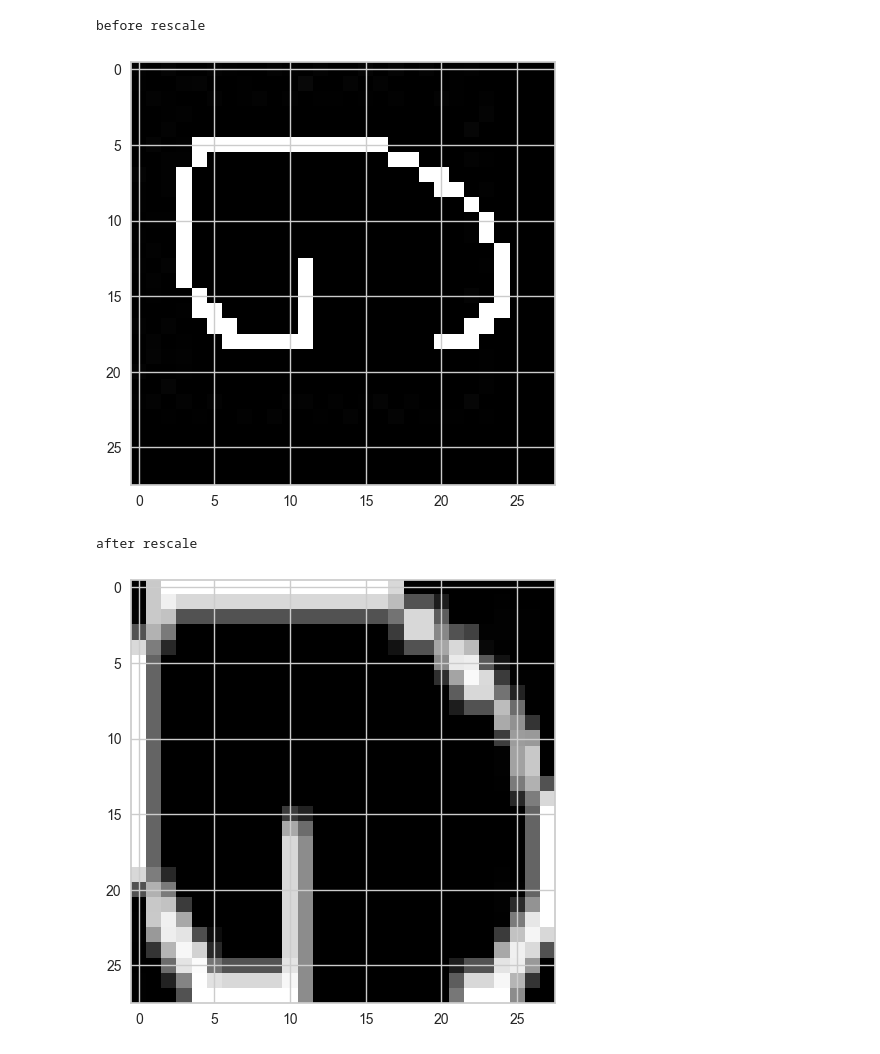
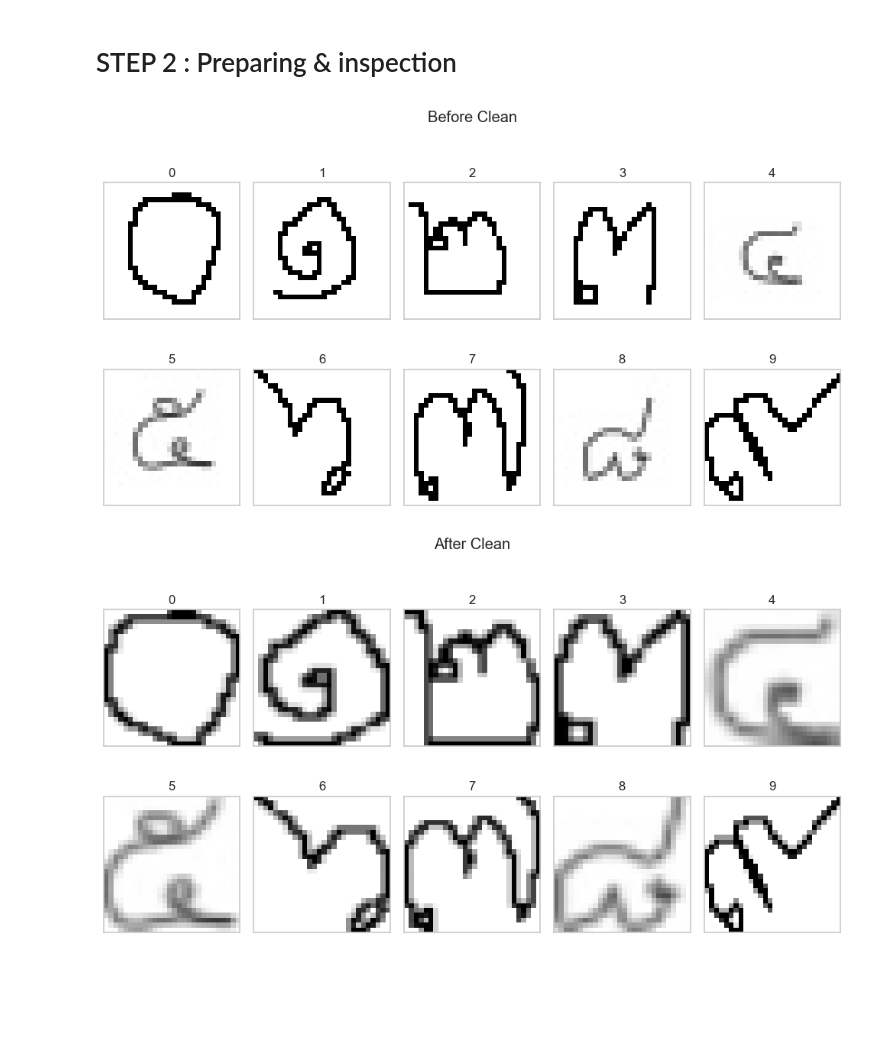
Before and after one commit to terjirapat/Classification_ImgNum, a Jupyter notebook: main.ipynb, the cells around one changed output. Saved outputs shown, nothing was run; the diff lists cells and outputs as text; code cells hidden in the pictures; blank space fills up the shorter version.

```diff
--- a/main.ipynb
+++ b/main.ipynb
@@ -52,43 +55,48 @@ def rescale(img):
     return img
+# %% [markdown]
+# STEP 2 : Preparing & inspection
 # %%
 input_dir = 'num_data'
 categories = ['0', '1', '2', '3', '4', '5', '6', '7', '8', '9']
 
 data = []
 labels = []
 
+# plot setup
+fig1, axes1 = plt.subplots(nrows=2, ncols=5, figsize=(10,6), subplot_kw = {'xticks':[],'yticks':[]} )
+fig2, axes2 = plt.subplots(nrows=2, ncols=5, figsize=(10,6), subplot_kw = {'xticks':[],'yticks':[]} )
+
+# import images and labelling
 for category_idx, category in enumerate(categories):
     for file in os.listdir(os.path.join(input_dir, category)):
         img_path = os.path.join(input_dir, category, file)
         img = cv2.imread(img_path)
-        img = cv2.cvtColor(img, cv2.COLOR_BGR2GRAY)
-        img = rescale(img)
-        img = cv2.resize(img, (28, 28))
-        img = img.flatten()
-        data.append(img)
+        # img = cv2.cvtColor(img, cv2.COLOR_BGR2GRAY)
+        img_tran = crop(img)
+        img_fin = img_tran.flatten()
+        data.append(img_fin)
         labels.append(category_idx)
 
+    # ploting
+    axes1.flat[category_idx].imshow(img)
+    axes1.flat[category_idx].set_title(category_idx)
+
+    axes2.flat[category_idx].imshow(img_tran)
+    axes2.flat[category_idx].set_title(category_idx)
+
 data = np.asarray(data)
-labels = np.asarray(labels)
+labels = np.asarray(labels).astype(str)
+
+fig1.suptitle("Before Clean")
+fig1.tight_layout()
+fig1.show()
+
+fig2.suptitle("After Clean")
+fig2.tight_layout()
+fig2.show()
+# %% [output]
+[figure, added]
+[figure, added]
-# %%
-img = cv2.imread('num_data\\1\\1-1.png')
-img = cv2.cvtColor(img, cv2.COLOR_BGR2GRAY)
-
-print('before rescale')
-plt.imshow(img)
-plt.show()
-
-img = rescale(img)
-img = cv2.resize(img, (28, 28))
-
-print('after rescale')
-plt.imshow(img)
-plt.show()
-# %% [output]
-before rescale
-[figure, removed]
-after rescale
-[figure, removed]
 # %%
 df = pd.DataFrame(data)
 df['labels'] = labels
```
Also changed, not shown: parts of 22 cells of this notebook.
